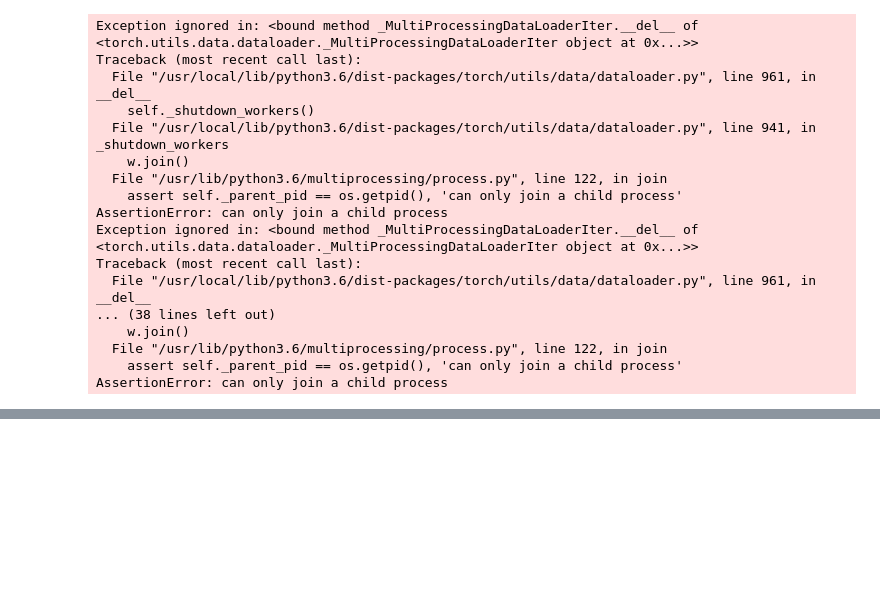
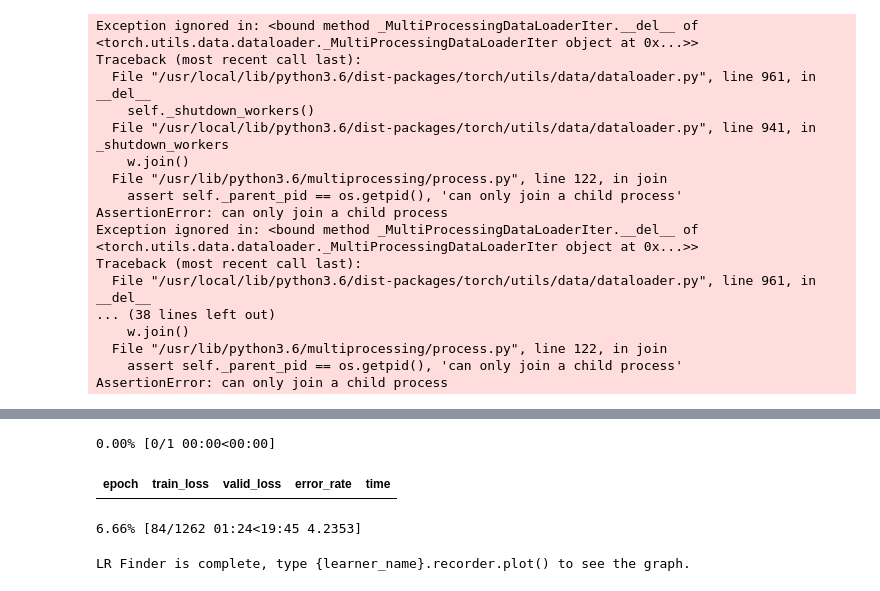
Before and after one commit to 04Ricky/DeepLearning, a Jupyter notebook: Food_Image_DL.ipynb, the cells around one changed output, grey strips where cells are left out. Drawn from its saved outputs; the diff is of its cells as text; code cells hidden in the pictures; blank space fills up the shorter version.

```diff
--- a/Food_Image_DL.ipynb
+++ b/Food_Image_DL.ipynb
@@ -112,0 +169,7 @@ learn.save('stage1')
+# %%
+learn.lr_find()
+# %% [output]
+0.00% [0/1 00:00<00:00]
+| epoch | train_loss | valid_loss | error_rate | time |
+6.66% [84/1262 01:24<19:45 4.2353]
+LR Finder is complete, type {learner_name}.recorder.plot() to see the graph.
```
Also changed, not shown: parts of 8 cells of this notebook.
